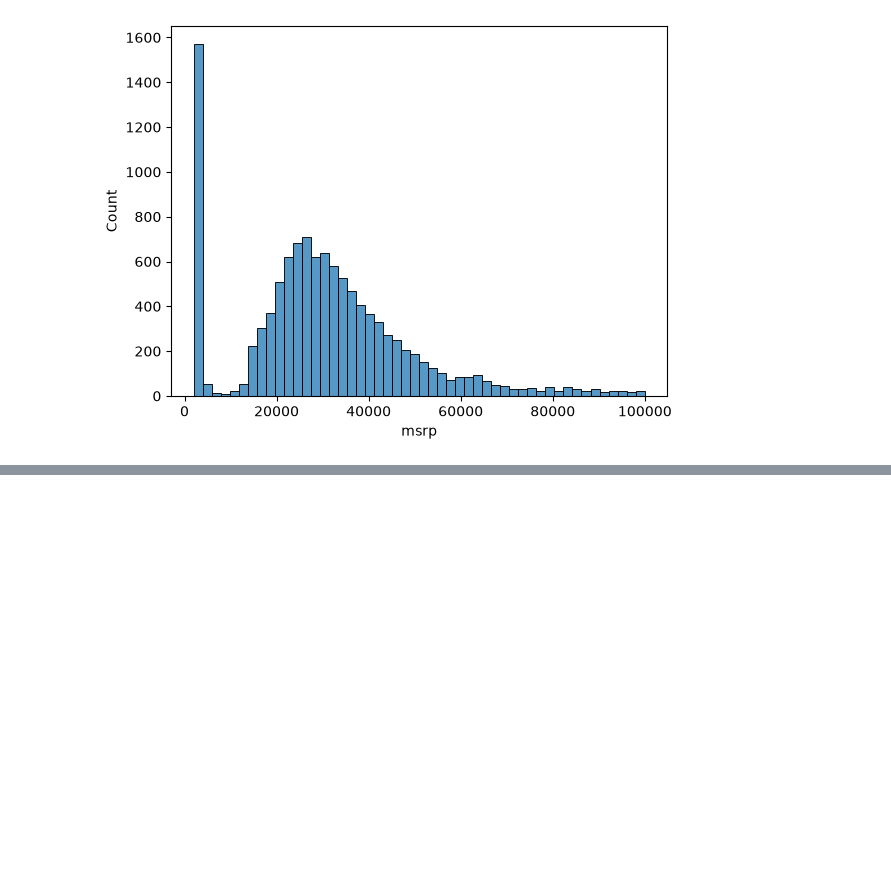
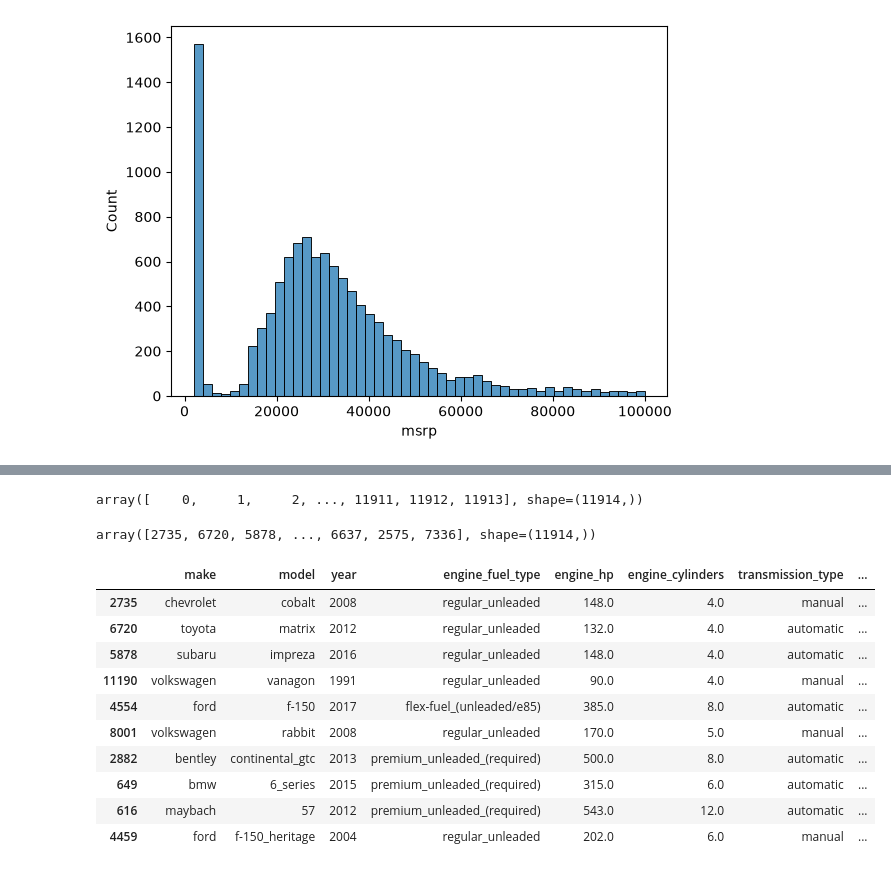
Before and after one commit to md-yaseen/machine-learning-zoomcamp, a Jupyter notebook: 02-regression/02-car-price.ipynb, the cells around one changed output, grey strips where cells are left out. Cells and saved outputs as stored; diff of their text form; code cells hidden in the pictures; blank space fills up the shorter version.

```diff
--- a/02-regression/02-car-price.ipynb
+++ b/02-regression/02-car-price.ipynb
@@ -198,0 +300,6 @@ sns.histplot(df.msrp[df.msrp < 100000], bins=50)
+# %%
+idx = np.arange(n)
+# %%
+idx
+# %% [output]
+array([    0,     1,     2, ..., 11911, 11912, 11913], shape=(11914,))
@@ -198,0 +309,18 @@ sns.histplot(df.msrp[df.msrp < 100000], bins=50)
+# %%
+idx
+# %% [output]
+array([2735, 6720, 5878, ..., 6637, 2575, 7336], shape=(11914,))
+# %%
+df.iloc[idx[:10]]
+# %% [output]
+|  | make | model | year | engine_fuel_type | engine_hp | engine_cylinders | transmission_type | ... |
+| 2735 | chevrolet | cobalt | 2008 | regular_unleaded | 148.0 | 4.0 | manual | ... |
+| 6720 | toyota | matrix | 2012 | regular_unleaded | 132.0 | 4.0 | automatic | ... |
+| 5878 | subaru | impreza | 2016 | regular_unleaded | 148.0 | 4.0 | automatic | ... |
+| 11190 | volkswagen | vanagon | 1991 | regular_unleaded | 90.0 | 4.0 | manual | ... |
+| 4554 | ford | f-150 | 2017 | flex-fuel_(unleaded/e85) | 385.0 | 8.0 | automatic | ... |
+| 8001 | volkswagen | rabbit | 2008 | regular_unleaded | 170.0 | 5.0 | manual | ... |
+| 2882 | bentley | continental_gtc | 2013 | premium_unleaded_(required) | 500.0 | 8.0 | automatic | ... |
+| 649 | bmw | 6_series | 2015 | premium_unleaded_(required) | 315.0 | 6.0 | automatic | ... |
+| 616 | maybach | 57 | 2012 | premium_unleaded_(required) | 543.0 | 12.0 | automatic | ... |
+| 4459 | ford | f-150_heritage | 2004 | regular_unleaded | 202.0 | 6.0 | manual | ... |
```
Also changed, not shown: parts of 26 cells of this notebook, 1 other file.
